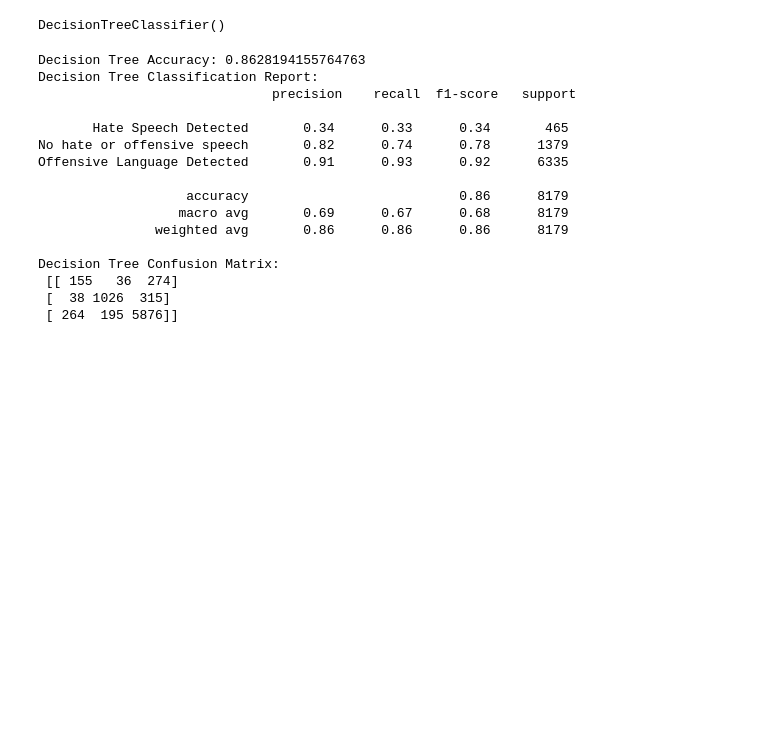
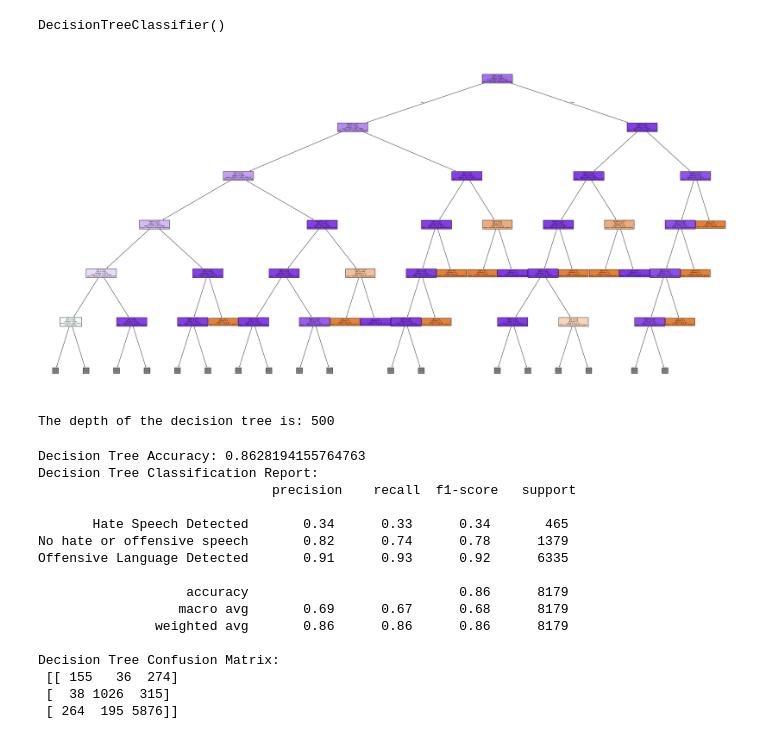
Before and after one commit to Mavis021/Sweep_Toxic_Comments_Classification, a Jupyter notebook: notebook/hate_speech_detection.ipynb, the cells around one changed output. Cells and saved outputs as stored; diff of their text form; code cells hidden in the pictures; blank space fills up the shorter version.

```diff
--- a/notebook/hate_speech_detection.ipynb
+++ b/notebook/hate_speech_detection.ipynb
@@ -88,6 +93,20 @@ DecisionTreeClassifier()
 # %%
 X_test_transformed_dt = cv_dt.transform(X_test)
 y_pred_dt = dt_model.predict(X_test_transformed_dt)
+# %%
+import matplotlib.pyplot as plt
+
+# Visualize the tree
+plt.figure(figsize=(40, 20))
+plot_tree(dt_model, filled=True, feature_names=cv_dt.get_feature_names_out(), class_names=['No hate or offensive speech ', 'Neither', 'Offensive Language Detected'], max_depth=5)
+plt.show()
+# %% [output]
+[figure, added]
+# %%
+tree_depth = dt_model.get_depth()
+print(f"The depth of the decision tree is: {tree_depth}")
+# %% [output]
+The depth of the decision tree is: 500
 # %%
 print("Decision Tree Accuracy:", accuracy_score(y_test, y_pred_dt))
 print("Decision Tree Classification Report:\n", classification_report(y_test, y_pred_dt))
```
Also changed, not shown: parts of 2 cells of this notebook, 2 other files.
